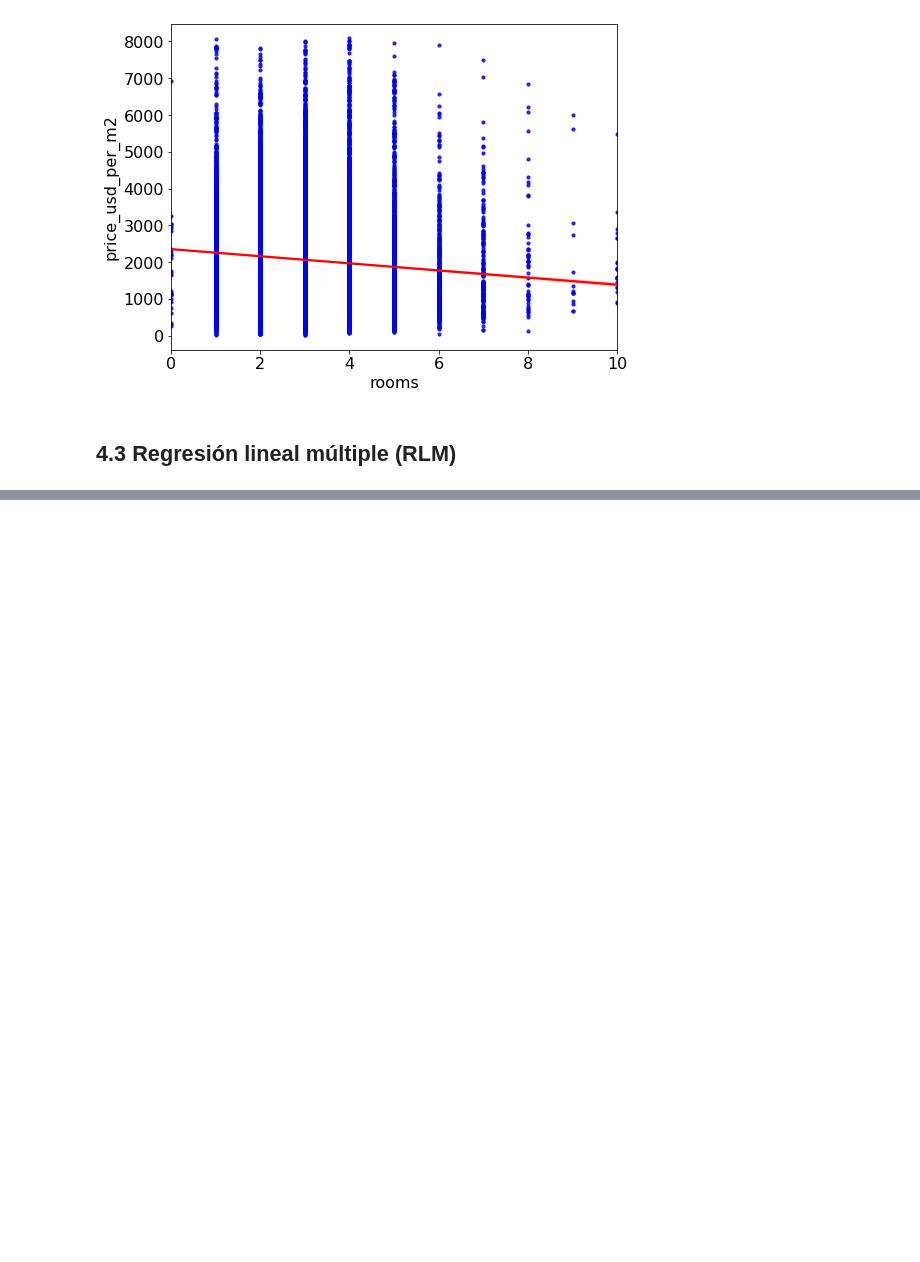
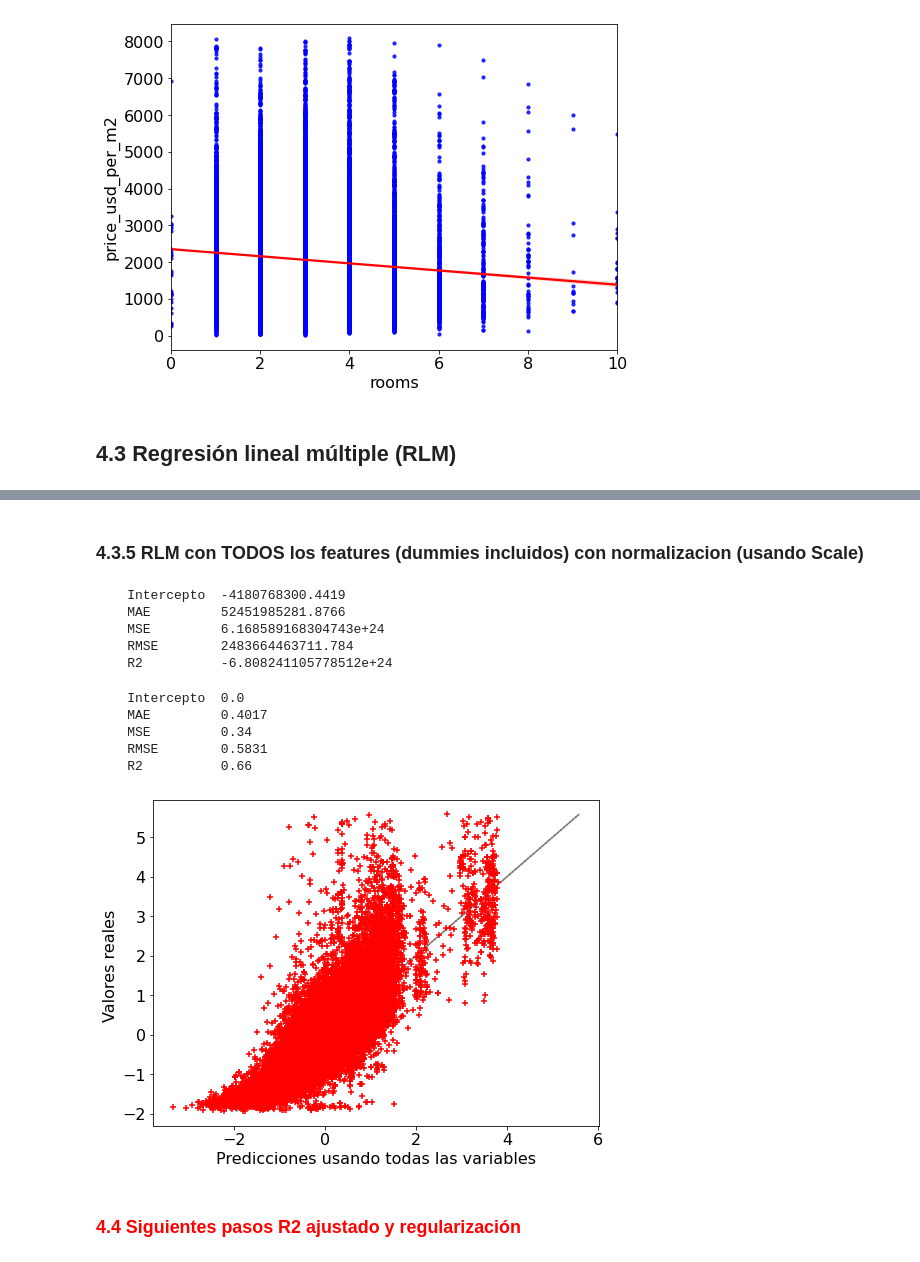
Before and after one commit to szl30n/ProyectosDHDS, a Jupyter notebook: TP2/2_Principal.ipynb, the cells around one changed output, grey strips where cells are left out. Drawn from its saved outputs; the diff is of its cells as text; code cells hidden in the pictures; blank space fills up the shorter version.

```diff
--- a/TP2/2_Principal.ipynb
+++ b/TP2/2_Principal.ipynb
@@ -268,12 +268,12 @@ def rlm_func_orig(X,y):
 
     print(f'''
     Intercepto\t{linreg.intercept_.round(4)}
-    Coef\t{linreg.coef_.round(4)}
     MAE\t\t{mean_absolute_error(y, y_pred).round(4)}
     MSE\t\t{mean_squared_error(y, y_pred).round(4)}
     RMSE\t{np.sqrt(mean_squared_error(y, y_pred)).round(4)}
     R2\t\t{r2_score(y, y_pred).round(4)}
     ''')
+    #    Coef\t{linreg.coef_.round(4)}
 
     plt.plot(y,y, '-.',c='grey')
     plt.scatter(y_pred, y, s=30, c='r', marker='+', zorder=10)
@@ -383,0 +360,26 @@ Text(0, 0.5, 'Valores reales ')
+# %% [markdown]
+### 4.3.5 RLM con TODOS los features (dummies incluidos) **con normalizacion**  (usando Scale)
+# %%
+X_todo = preprocessing.scale(data[data.columns.difference(["price_usd_per_m2"])])
+y_todo = preprocessing.scale(data['price_usd_per_m2'])
+rlm_func(X_todo,y_todo)
+# %% [output]
+    Intercepto  -4180768300.4419
+    MAE         52451985281.8766
+    MSE         6.168589168304743e+24
+    RMSE        2483664463711.784
+    R2          -6.808241105778512e+24
+# %%
+# Hacemos un modelo utilizando todos los features
+X_todo = preprocessing.scale(data[data.columns.difference(["price_usd_per_m2"])])
+y_todo = preprocessing.scale(data['price_usd_per_m2'])
+rlm_func_orig(X_todo,y_todo)
+# %% [output]
+    Intercepto  0.0
+    MAE         0.4017
+    MSE         0.34
+    RMSE        0.5831
+    R2          0.66
+[figure, added]
+# %% [markdown]
+###  **<font color='red'>4.4 Siguientes pasos R2 ajustado y regularización </font>**
```
Also changed, not shown: parts of 13 cells of this notebook.
